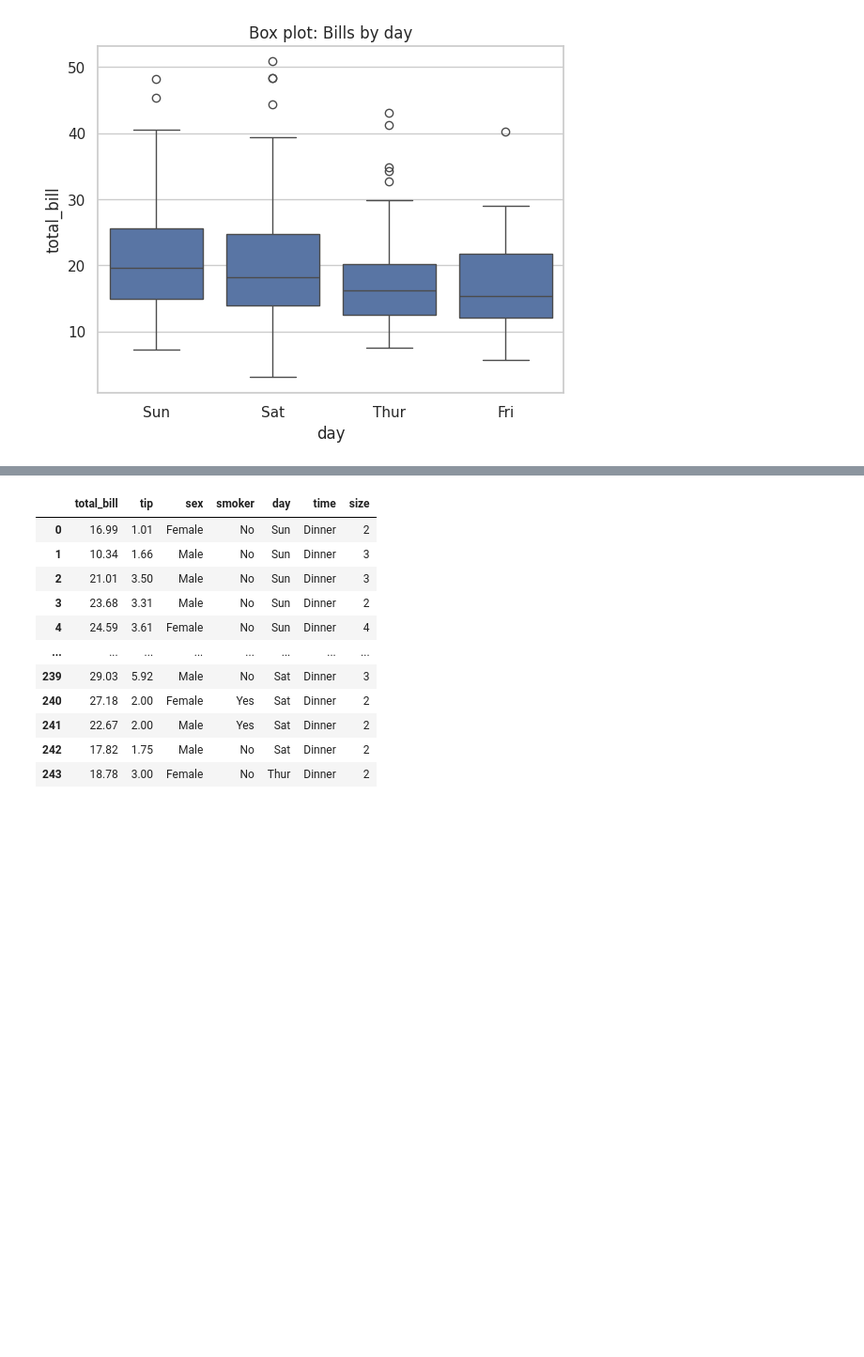
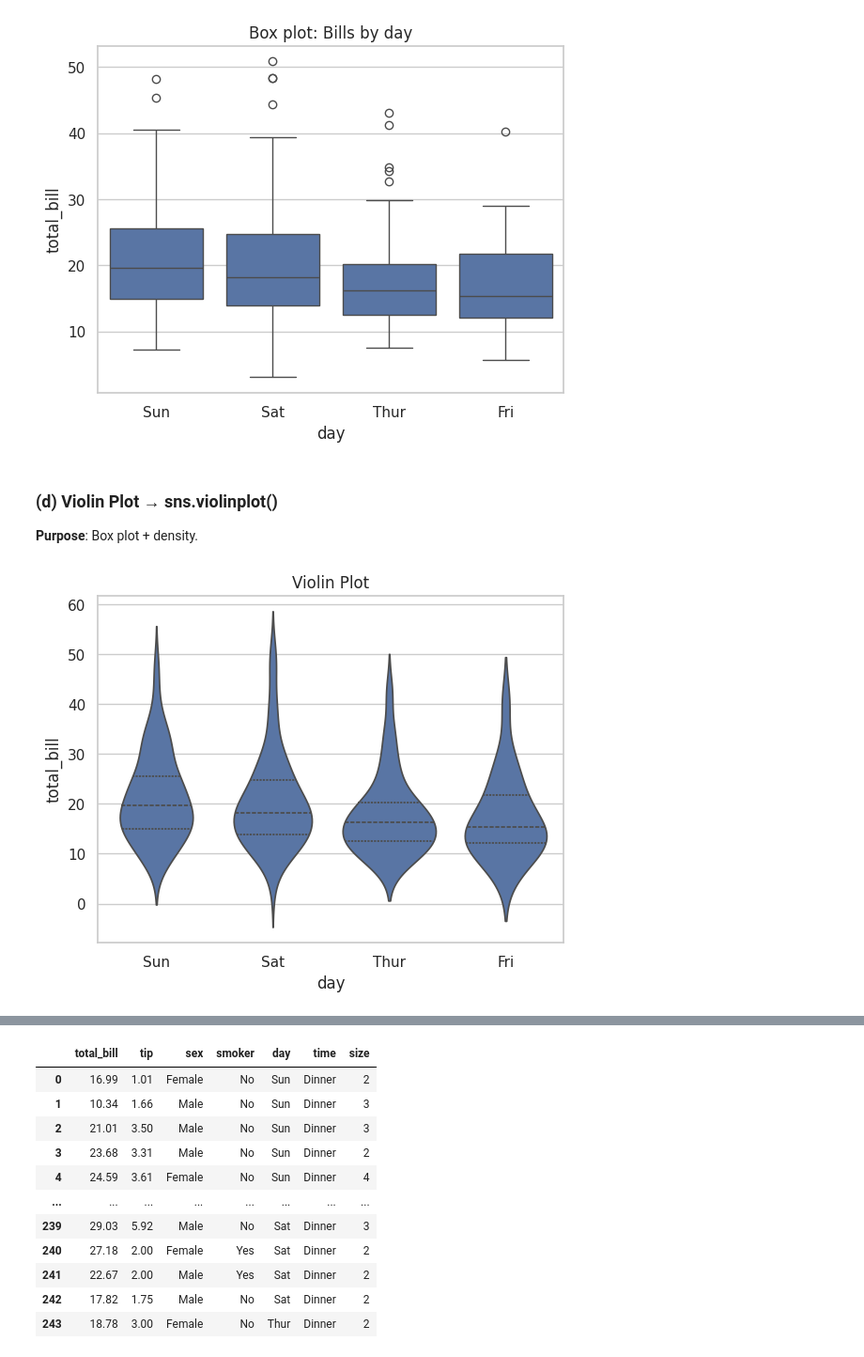
Before and after one commit to megabytis/applied-ML-notebooks, a Jupyter notebook: Seaborn/seaborn_notes.ipynb, the cells around one changed output, grey strips where cells are left out. Shown at 94% size. Drawn from its saved outputs; the diff is of its cells as text; code cells hidden in the pictures; blank space fills up the shorter version.

Commit message:
added cvategorical plots, relational plots & heatmaps

```diff
--- a/Seaborn/seaborn_notes.ipynb
+++ b/Seaborn/seaborn_notes.ipynb
@@ -86,2 +93,12 @@ plt.show()
 # %% [output]
 [figure]
+# %% [markdown]
+### (d) Violin Plot → sns.violinplot()
+
+**Purpose**: Box plot + density.
+# %%
+sns.violinplot(x="day",y="total_bill", data=df, inner="quartile")
+plt.title("Violin Plot")
+plt.show()
+# %% [output]
+[figure, added]
```
Also changed, not shown: parts of 15 cells of this notebook.
